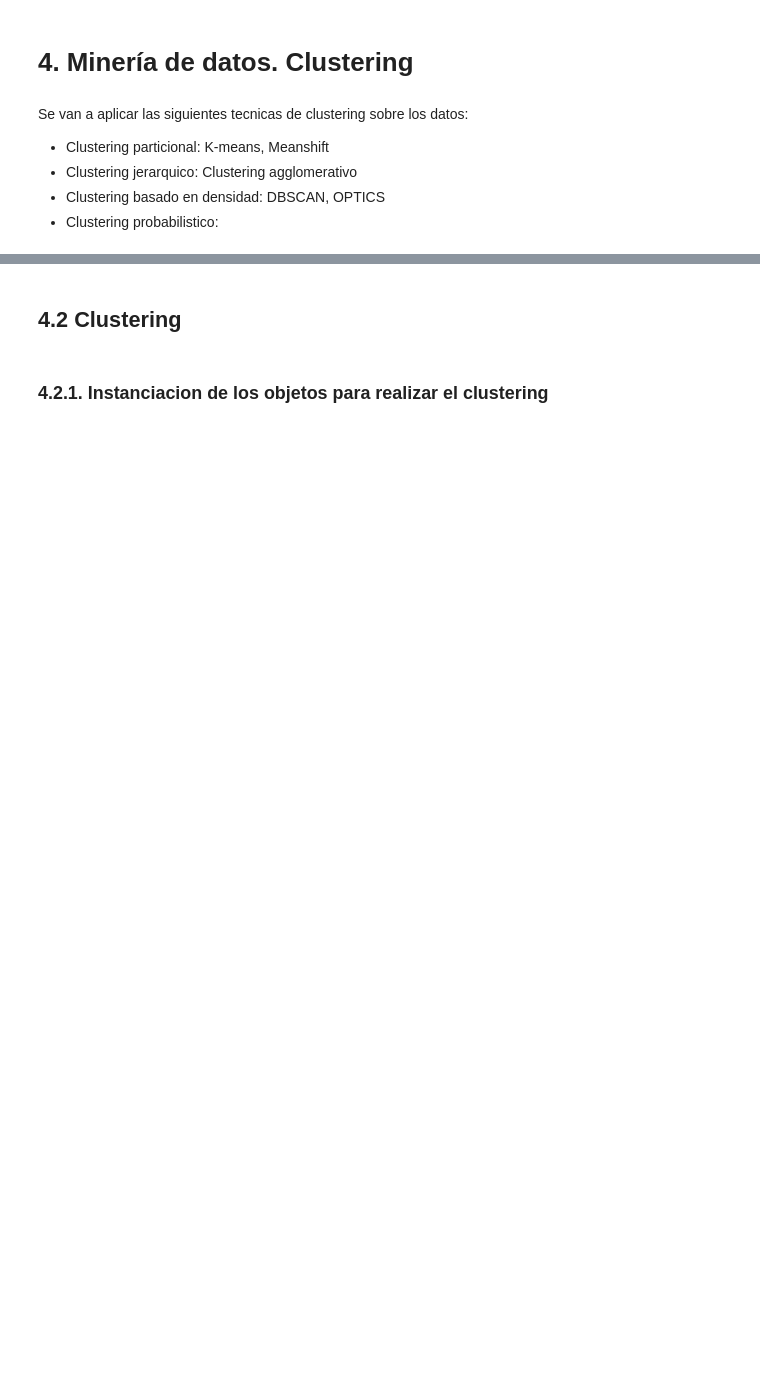
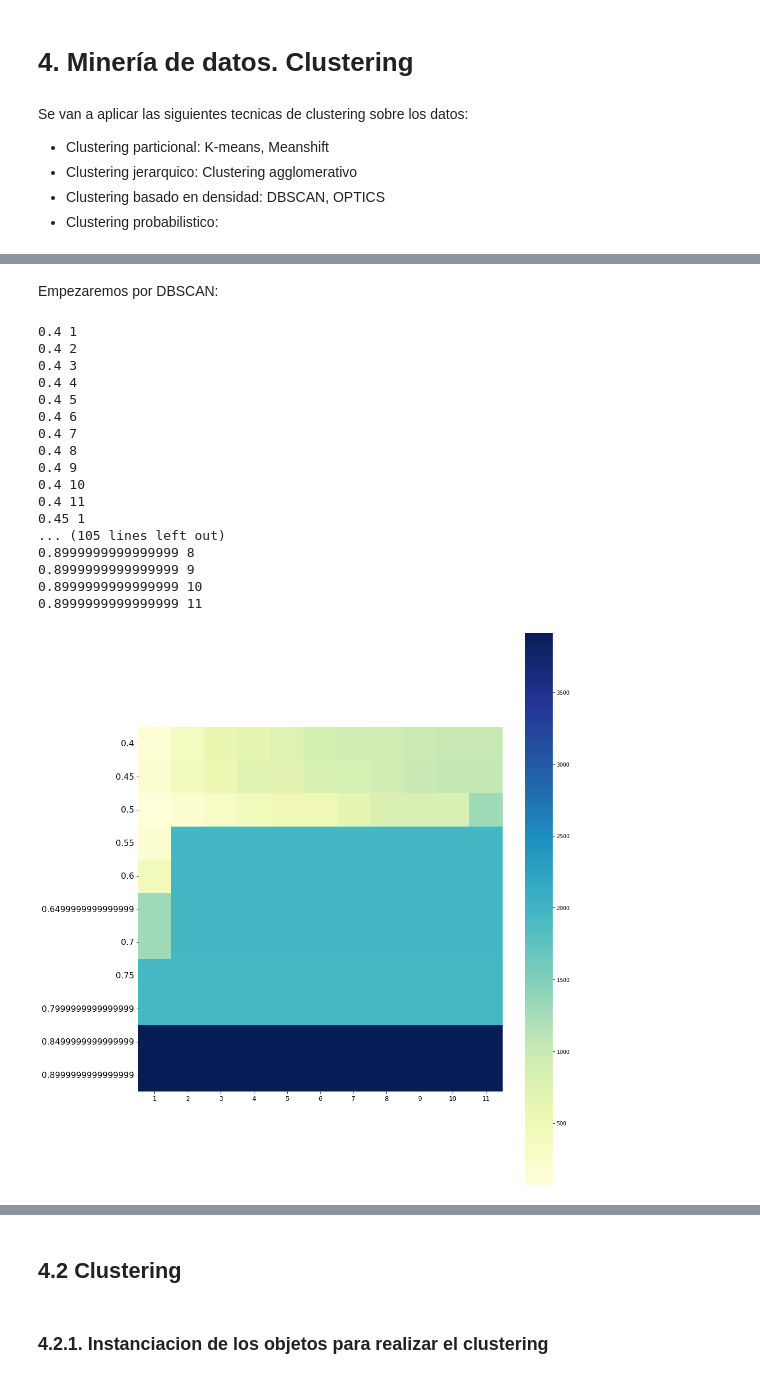
Before and after one commit to adriancarmona999/Analisis-de-estrategias-de-clustering-en-la-economia, a Jupyter notebook: automobile-customer-clustering-k-means-pca.ipynb, the cells around one changed output, grey strips where cells are left out. Drawn from its saved outputs; the diff is of its cells as text; code cells hidden in the pictures; blank space fills up the shorter version.

```diff
--- a/automobile-customer-clustering-k-means-pca.ipynb
+++ b/automobile-customer-clustering-k-means-pca.ipynb
@@ -216,0 +316,4 @@ Se van a aplicar las siguientes tecnicas de clustering sobre los datos:
+# %%
+def Calinski_Harabasz(df_normalizado, cluster_predict):
+    metric_CH = metrics.calinski_harabasz_score(df_normalizado, cluster_predict)
+    return metric_CH
@@ -216,0 +335,49 @@ Se van a aplicar las siguientes tecnicas de clustering sobre los datos:
+# %% [markdown]
+Empezaremos por DBSCAN:
+# %%
+eps_range = np.arange(0.4, 0.95, 0.05)
+x_index = eps_range
+pts_range = range(1,12,1)
+y_index = pts_range
+lista = []
+
+for n in eps_range:
+  for p in pts_range:
+    print(n,p)
+    dbscan = DBSCAN(eps=n,min_samples=p)
+    dbscan.fit(df_normalizado)
+    CH = Calinski_Harabasz(df_normalizado, dbscan.labels_)
+    if(len(set(dbscan.labels_)) == 1): ## No queremos un solo cluster.
+      CH = 0
+    lista.append(CH)
+
+N=11
+matrix = [lista[n:n+N] for n in range(0,121,N)]
+
+hm = pd.DataFrame(data=matrix,index=x_index,columns=pts_range)
+
+fig, ax = plt.subplots(figsize=(15,15))
+sns.heatmap(hm, square=True, ax=ax, cmap="YlGnBu")
+plt.yticks(rotation=0,fontsize=16);
+plt.xticks(fontsize=12);
+plt.tight_layout()
+plt.savefig('heatmap_CH.png')
+# %% [output]
+0.4 1
+0.4 2
+0.4 3
+0.4 4
+0.4 5
+0.4 6
+0.4 7
+0.4 8
+0.4 9
+0.4 10
+0.4 11
+0.45 1
+... (105 lines left out)
+0.8999999999999999 8
+0.8999999999999999 9
+0.8999999999999999 10
+0.8999999999999999 11
+[figure, added]
```
Also changed, not shown: parts of 26 cells of this notebook, 8 other files.
